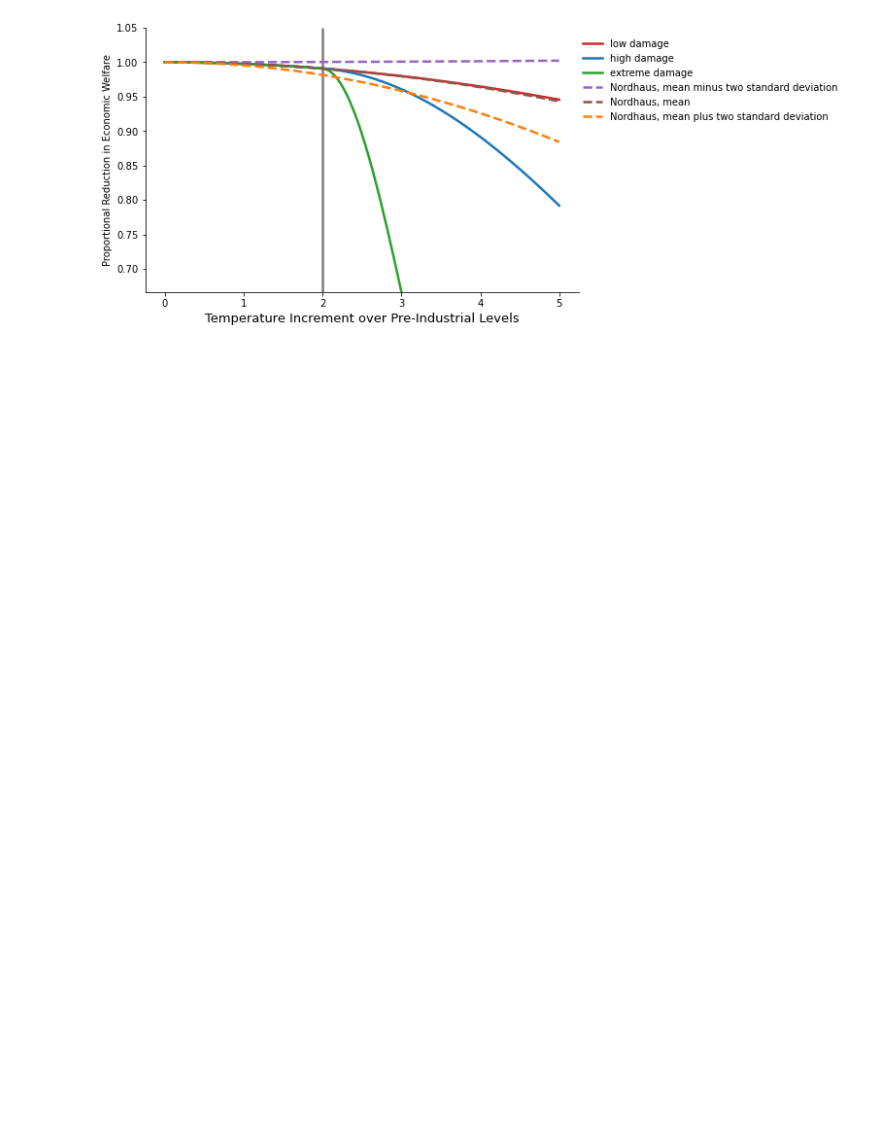
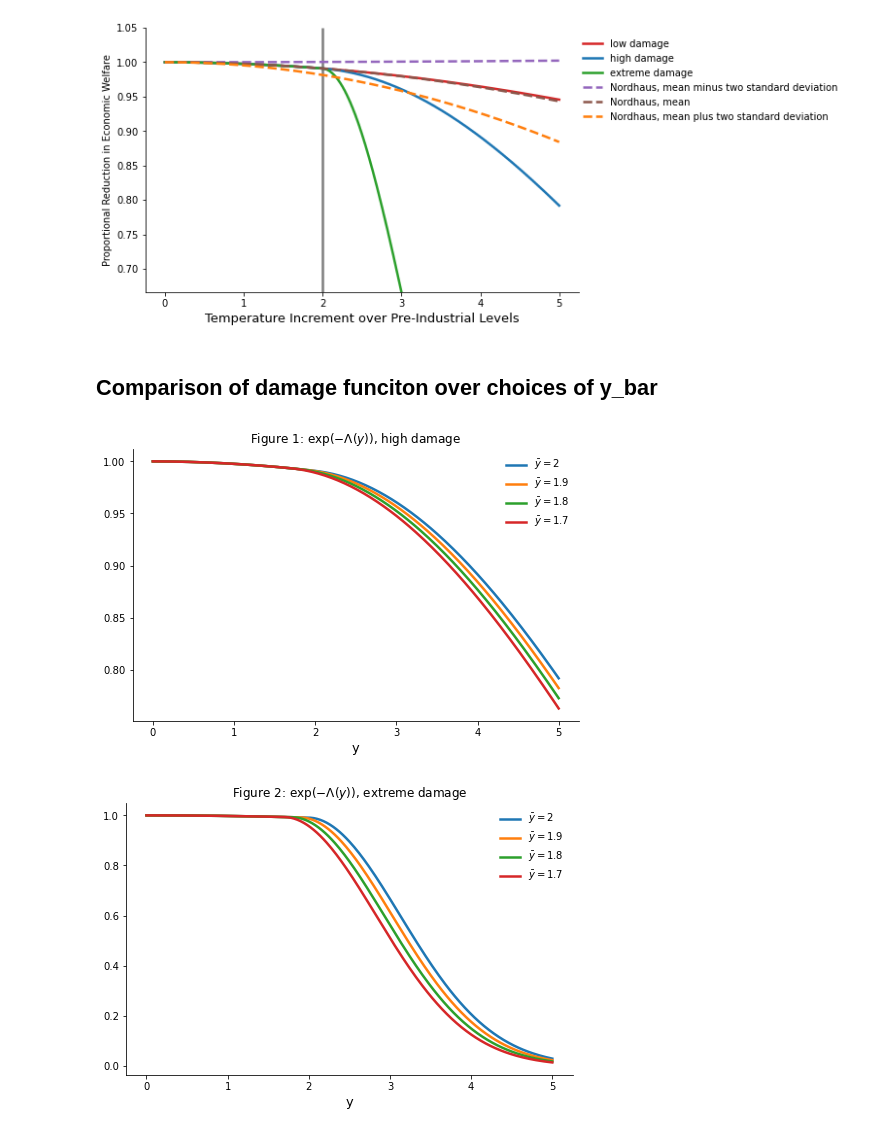
Before and after one commit to lphansen/ClimateUncertaintySpillover, a Jupyter notebook: notebook/damage_function_plot.ipynb, the cells around one changed output. Cells and saved outputs as stored; diff of their text form; code cells hidden in the pictures; blank space fills up the shorter version.

Commit message:
added plots

```diff
--- a/notebook/damage_function_plot.ipynb
+++ b/notebook/damage_function_plot.ipynb
@@ -59,0 +51,54 @@ plt.savefig('../plots/standardized/uncertainty_two_partition.pdf')
+# %% [markdown]
+## Comparison of damage funciton over choices of y_bar
+# %%
+# Plot damage function
+y_bar_0 = 2.
+y_bar_1 = 1.9
+y_bar_2 = 1.8
+y_bar_3 = 1.7
+
+γ_1 = 1.7675/10000
+γ_2 = .0022*2
+γ_3_low = 0
+γ_3_high = .0197*2
+γ_3_extreme = .3853*2
+y_grid = np.arange(0, 5+.02, .02)
+
+damage_low = γ_1*y_grid + γ_2/2.*y_grid**2
+
+# High damage
+damage_high_0 = γ_1*y_grid + γ_2/2.*y_grid**2 + γ_3_high/2.*(y_grid>y_bar_0)*(y_grid-y_bar_0)**2
+damage_high_1 = γ_1*y_grid + γ_2/2.*y_grid**2 + γ_3_high/2.*(y_grid>y_bar_1)*(y_grid-y_bar_1)**2
+damage_high_2 = γ_1*y_grid + γ_2/2.*y_grid**2 + γ_3_high/2.*(y_grid>y_bar_2)*(y_grid-y_bar_2)**2
+damage_high_3 = γ_1*y_grid + γ_2/2.*y_grid**2 + γ_3_high/2.*(y_grid>y_bar_3)*(y_grid-y_bar_3)**2
+
+plt.figure(figsize=(8, 5))
+plt.plot(y_grid, np.exp(-damage_high_0), linewidth=2.5, label=r'$\bar{y}=2$')
+plt.plot(y_grid, np.exp(-damage_high_1), linewidth=2.5, label=r'$\bar{y}=1.9$')
+plt.plot(y_grid, np.exp(-damage_high_2), linewidth=2.5, label=r'$\bar{y}=1.8$')
+plt.plot(y_grid, np.exp(-damage_high_3), linewidth=2.5, label=r'$\bar{y}=1.7$')
+
+plt.xlabel('y', fontsize=13)
+plt.legend(frameon=False)
+plt.title(r'Figure 1: $\exp(-\Lambda(y))$, high damage')
+plt.savefig('../plots/high_damage.pdf')
+
+# Extreme damage
+damage_extreme_0 = γ_1*y_grid + γ_2/2.*y_grid**2 + γ_3_extreme/2.*(y_grid>y_bar_0)*(y_grid-y_bar_0)**2
+damage_extreme_1 = γ_1*y_grid + γ_2/2.*y_grid**2 + γ_3_extreme/2.*(y_grid>y_bar_1)*(y_grid-y_bar_1)**2
+damage_extreme_2 = γ_1*y_grid + γ_2/2.*y_grid**2 + γ_3_extreme/2.*(y_grid>y_bar_2)*(y_grid-y_bar_2)**2
+damage_extreme_3 = γ_1*y_grid + γ_2/2.*y_grid**2 + γ_3_extreme/2.*(y_grid>y_bar_3)*(y_grid-y_bar_3)**2
+
+plt.figure(figsize=(8, 5))
+plt.plot(y_grid, np.exp(-damage_extreme_0), linewidth=2.5, label=r'$\bar{y}=2$')
+plt.plot(y_grid, np.exp(-damage_extreme_1), linewidth=2.5, label=r'$\bar{y}=1.9$')
+plt.plot(y_grid, np.exp(-damage_extreme_2), linewidth=2.5, label=r'$\bar{y}=1.8$')
+plt.plot(y_grid, np.exp(-damage_extreme_3), linewidth=2.5, label=r'$\bar{y}=1.7$')
+
+plt.xlabel('y', fontsize=13)
+plt.legend(frameon=False)
+plt.title(r'Figure 2: $\exp(-\Lambda(y))$, extreme damage')
+plt.savefig('../plots/extreme_damage.pdf')
+# %% [output]
+[figure, added]
+[figure, added]
```
Also changed, not shown: parts of 2 cells of this notebook, 10 other files.
